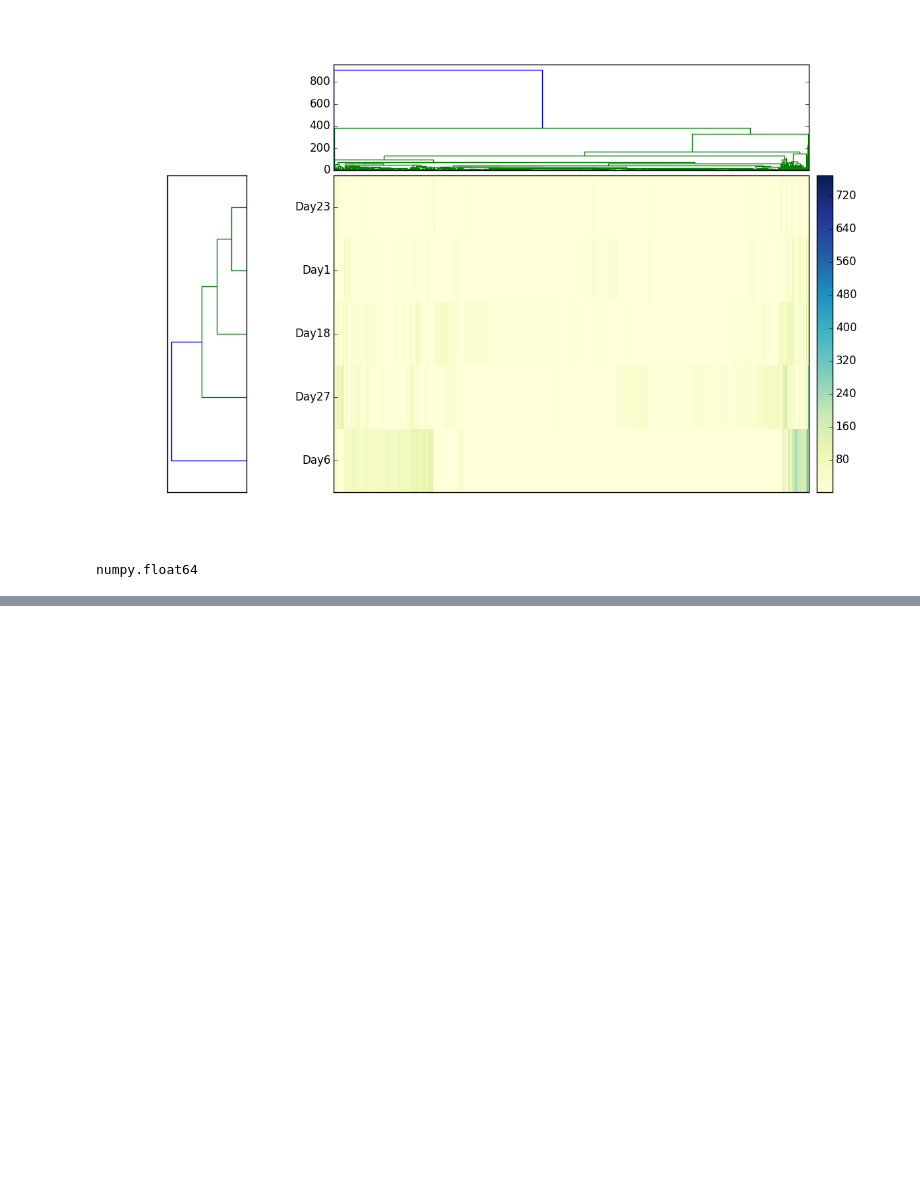
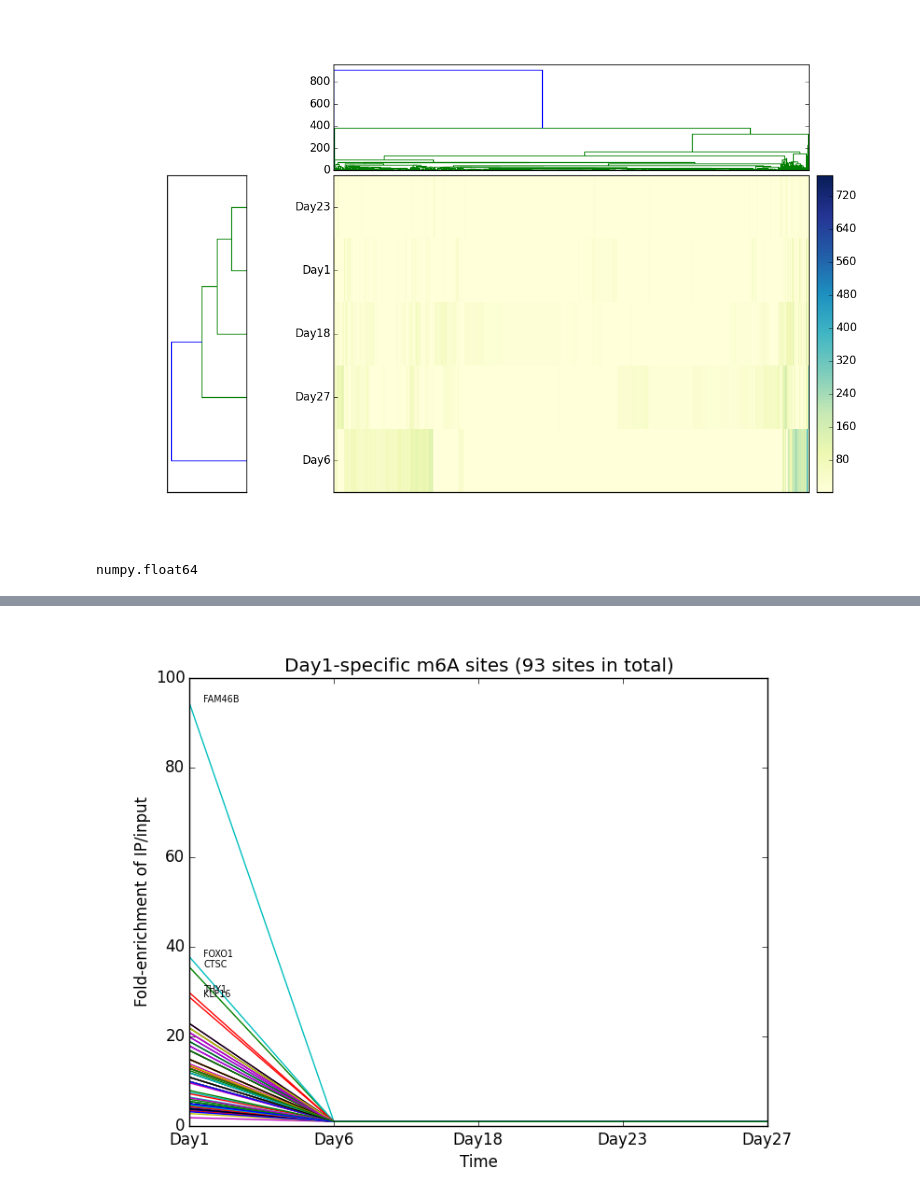
Before and after one commit to Wenhao-Jin/m6A, a Jupyter notebook: data/m6A_peaks_visualization.ipynb, the cells around one changed output, grey strips where cells are left out. Cells and saved outputs as stored; diff of their text form; code cells hidden in the pictures; blank space fills up the shorter version.

Commit message:
updated with stage-specific observation

```diff
--- a/data/m6A_peaks_visualization.ipynb
+++ b/data/m6A_peaks_visualization.ipynb
@@ -346,0 +412,22 @@ numpy.float64
+# %%
+##m6A sites stage specific Day1
+Day1_specific=overall_table3[(overall_table3['day1_fold_enri']>1) & (overall_table3['day6_fold_enri']==1) & (overall_table3['day18_fold_enri']==1) & (overall_table3['day23_fold_enri']==1) & (overall_table3['day27_fold_enri']==1)]
+matrix=Day1_specific[['day1_fold_enri','day6_fold_enri','day18_fold_enri','day23_fold_enri','day27_fold_enri']]
+matrix.index=np.array(Day1_specific['name'])
+matrix_sort1=matrix.sort('day1_fold_enri',ascending=False)
+matrix_sort1_top=matrix_sort1.iloc[0:5]
+
+plt.clf()
+plt.plot(matrix.transpose())
+plt.xticks(range(5),('Day1','Day6','Day18','Day23','Day27'))
+plt.xlabel('Time')
+plt.ylabel('Fold-enrichment of IP/input')
+for ind, row in matrix_sort1_top.iterrows():
+    plt.annotate(row.name, xy=(0.1, row.day1_fold_enri), fontsize='xx-small')
+plt.title('Day1-specific m6A sites ('+str(len(Day1_specific))+' sites in total)')
+plt.savefig('Day1_specific.png')
+from IPython.display import Image
+i=Image(filename='Day1_specific.png')
+i
+# %% [output]
+[figure, added]
```
Also changed, not shown: parts of 18 cells of this notebook.
